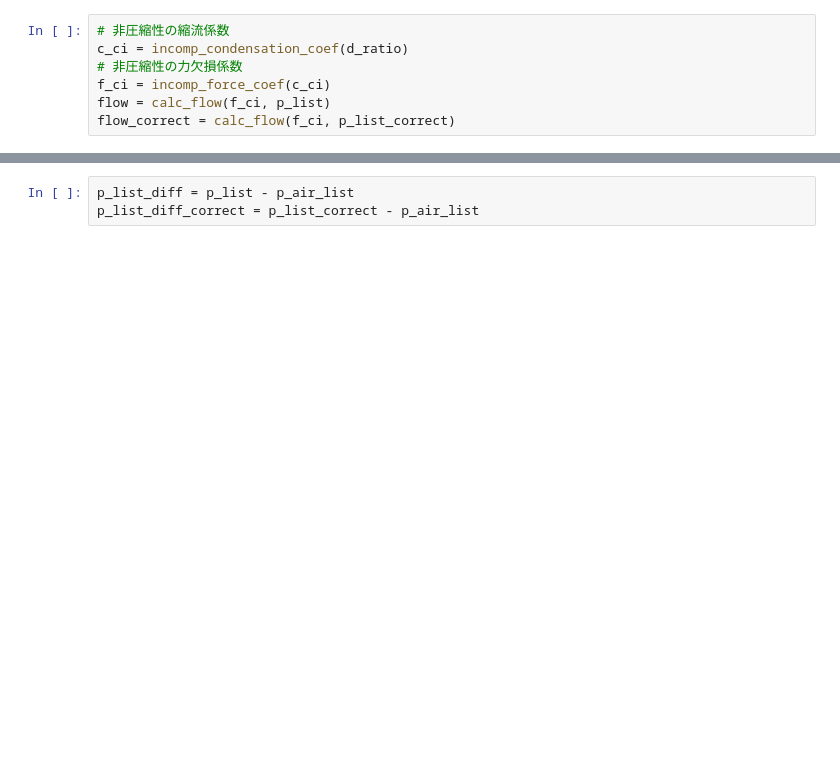
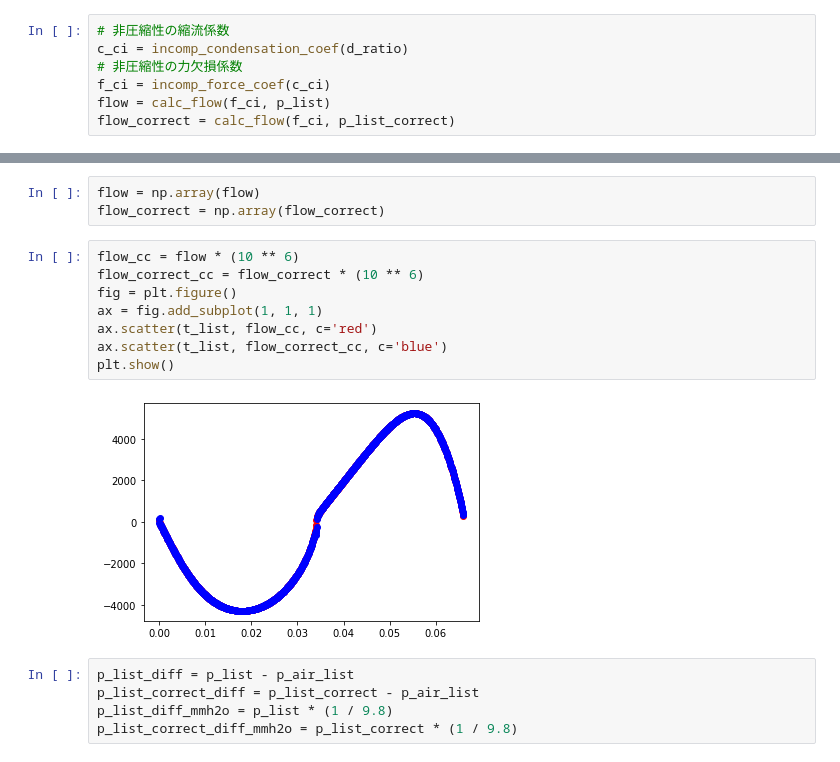
Before and after one commit to okmtz/calc_OWC, a Jupyter notebook: calc_pulsating_pres_with_correction.ipynb, the cells around one changed output, grey strips where cells are left out. Cells and saved outputs as stored; diff of their text form; blank space fills up the shorter version.

```diff
--- a/calc_pulsating_pres_with_correction.ipynb
+++ b/calc_pulsating_pres_with_correction.ipynb
@@ -212,6 +234,21 @@ plt.show()
+# %%
+flow = np.array(flow)
+flow_correct = np.array(flow_correct)
+# %%
+flow_cc = flow * (10 ** 6)
+flow_correct_cc = flow_correct * (10 ** 6)
+fig = plt.figure()
+ax = fig.add_subplot(1, 1, 1)
+ax.scatter(t_list, flow_cc, c='red')
+ax.scatter(t_list, flow_correct_cc, c='blue')
+plt.show()
+# %% [output]
+[figure, added]
 # %%
 p_list_diff = p_list - p_air_list
-p_list_diff_correct = p_list_correct - p_air_list
+p_list_correct_diff = p_list_correct - p_air_list
+p_list_diff_mmh2o = p_list * (1 / 9.8)
+p_list_correct_diff_mmh2o = p_list_correct * (1 / 9.8)
 # %%
 fig = plt.figure()
 ax = fig.add_subplot(1, 1, 1)
```
Also changed, not shown: parts of 17 cells of this notebook.
